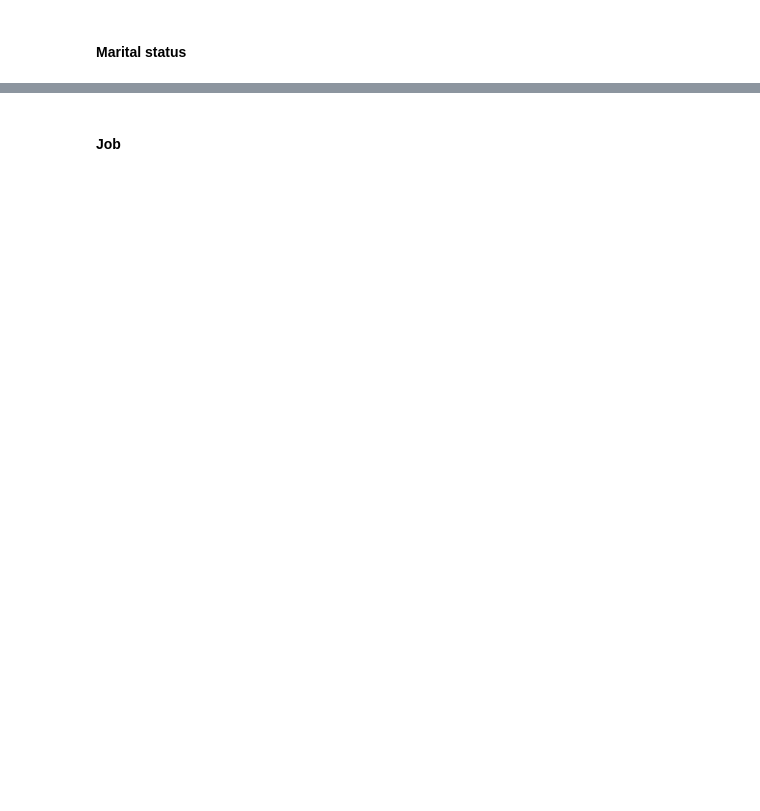
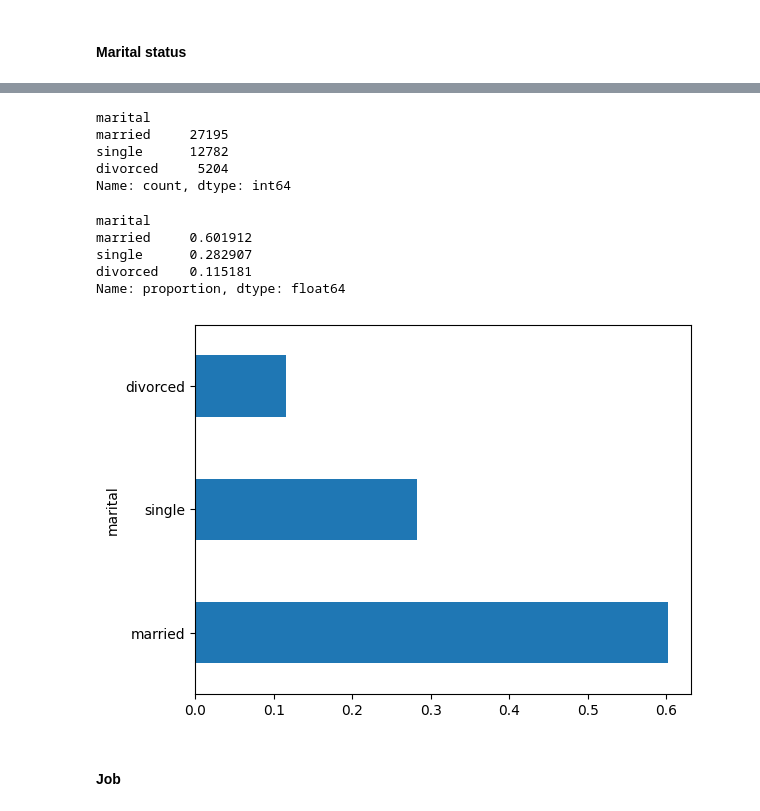
Before and after one commit to tanvir0102/ms-data-science, a Jupyter notebook: C2-ExploratoryDataAnalysis/Bank_Marketing_Campaign_EDA_blank_notebook.ipynb, the cells around one changed output, grey strips where cells are left out. Drawn from its saved outputs; the diff is of its cells as text; code cells hidden in the pictures; blank space fills up the shorter version.

```diff
--- a/C2-ExploratoryDataAnalysis/Bank_Marketing_Campaign_EDA_blank_notebook.ipynb
+++ b/C2-ExploratoryDataAnalysis/Bank_Marketing_Campaign_EDA_blank_notebook.ipynb
@@ -509,4 +525,5 @@ plt.show()
 # %%
 #convert the duration variable into single unit i.e. minutes. and remove the sec or min prefix.
+inp1.duration = inp1.duration.apply(lambda x: float(x.split()[0])/60 if x.find("sec")>0 else float(x.split()[0]))
 # %%
 #describe the duration variable
@@ -525,7 +590,26 @@ Unordered data do not have the notion of high-low, more-less etc. Example:
 # %%
 #calculate the percentage of each marital status category.
+inp1.marital.value_counts()
+# %% [output]
+marital
+married     27195
+single      12782
+divorced     5204
+Name: count, dtype: int64
+# %%
+inp1.marital.value_counts(normalize=True)
+# %% [output]
+marital
+married     0.601912
+single      0.282907
+divorced    0.115181
+Name: proportion, dtype: float64
 # %%
 #plot the bar graph of percentage marital status categories
+inp1.marital.value_counts(normalize=True).plot.barh()
+plt.show()
+# %% [output]
+[figure, added]
 # %% [markdown]
 #### Job
 # %%
```
Also changed, not shown: parts of 71 cells of this notebook, 2 other files.
